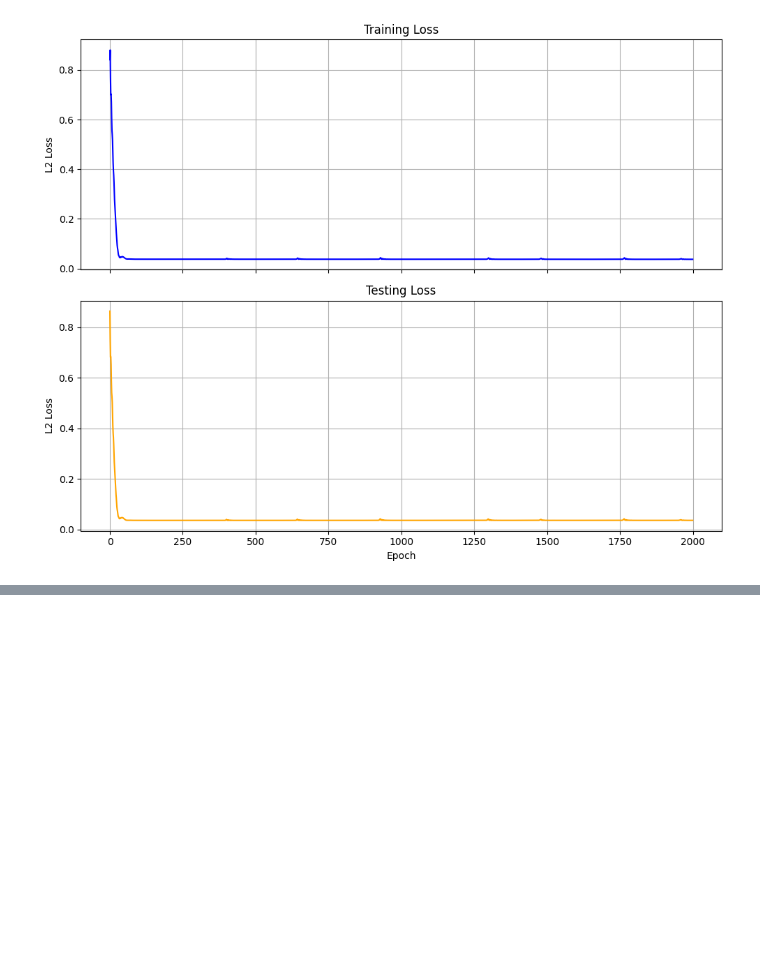
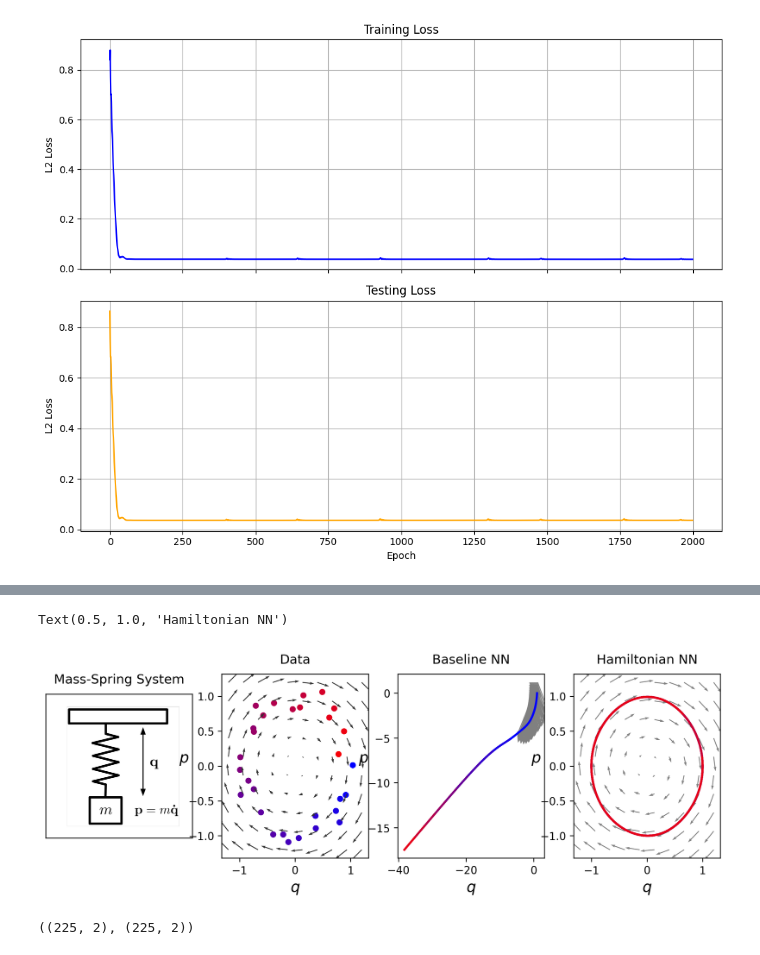
Before and after one commit to notanikdey/Hamiltonian_Neural_Networks, a Jupyter notebook: experiment_spring/train.ipynb, the cells around one changed output, grey strips where cells are left out. Cells and saved outputs as stored; diff of their text form; code cells hidden in the pictures; blank space fills up the shorter version.

```diff
--- a/experiment_spring/train.ipynb
+++ b/experiment_spring/train.ipynb
@@ -202,3 +243,17 @@ def integrate_model(model, t_span, y0, **kwargs):
         dx = model.time_derivative(x).data.numpy().reshape(-1)
         return dx
     return solve_ivp(fun=fun, t_span=t_span, y0=y0, **kwargs)
+# %%
+field = get_field(gridsize=10)
+data = get_dataset(seed=0)
+
+#getting the vector fields
+baseline_field = get_vector_field(baseline_model, gridsize=10)
+hnn_field = get_vector_field(model, gridsize=10)
+
+#integrating along those fields starting from point (1,0)
+t_span = [0,30]
+y0 = np.asarray([1.,0])
+kwargs = {'t_eval': np.linspace(t_span[0], t_span[1], 2000), 'rtol': 1e-12}
+base_ivp = integrate_model(baseline_model, t_span, y0, **kwargs)
+hnn_ivp = integrate_model(model, t_span, y0, **kwargs)
@@ -204,0 +280,53 @@ def integrate_model(model, t_span, y0, **kwargs):
+# %%
+#Plotting the results
+fig = plt.figure(figsize=(11.3,3.1), facecolor='white', dpi=300)
+
+#plot physical system
+fig.add_subplot(1,4,1, frameon=True)
+plt.xticks([]) ; plt.yticks([])
+schema = mpimg.imread(r'C:\Users\Neel\ResearchProjects\Hamiltonian_Neural_Networks\experiment_spring\mass-spring.png')
+plt.imshow(schema, cmap='gray')
+plt.title("Mass-Spring System", pad=10)
+
+#plot dynamics
+fig.add_subplot(1,4,2,frameon=True)
+x,y, dx, dy, t = trajectory(radius=1, y0=np.array([1,0]))
+N = len(x)
+point_colours = [(i/N, 0, 1-i/N) for i in range(N)]
+plt.scatter(x,y, s=22, label='data', c=point_colours)
+plt.quiver(field['x'][:,0], field['x'][:,1], field['dx'][:,0], field['dx'][:,1], cmap='gray_r', scale=30, width=6e-3, color=(.2,.2,.2))
+plt.xlabel("$q$", fontsize=14)
+plt.ylabel("$p$", rotation=0, fontsize=14)
+plt.title("Data", pad=10)
+
+#plot baseline
+fig.add_subplot(1, 4, 3, frameon=True)
+plt.quiver(field['x'][:,0], field['x'][:,1], baseline_field[:,0], baseline_field[:,1],
+        cmap='gray_r', scale=20, width=6e-3, color=(.5,.5,.5))
+
+for i, l in enumerate(np.split(base_ivp['y'].T, 10)):
+    color = (float(i)/10, 0, 1-float(i)/10)
+    plt.plot(l[:,0],l[:,1],color=color, linewidth=2)
+
+plt.xlabel("$q$", fontsize=14)
+plt.ylabel("$p$", rotation=0, fontsize=14)
+plt.title("Baseline NN", pad=10)
+
+#plot HNN
+fig.add_subplot(1,4,4, frameon=True)
+plt.quiver(field['x'][:,0], field['x'][:,1], hnn_field[:,0], hnn_field[:,1], cmap='gray_r', scale=20, width=6e-3, color=(.5,.5,.5))
+
+for i, l in enumerate(np.split(hnn_ivp['y'].T, 10)):
+    colour = (float(i)/10,0, 1-float(i)/10)
+    plt.plot(l[:,0], l[:,1], color=colour, linewidth=2)
+
+plt.xlabel("$q$", fontsize=14)
+plt.ylabel("$p$", rotation=0, fontsize=14)
+plt.title("Hamiltonian NN", pad=10)
+# %% [output]
+Text(0.5, 1.0, 'Hamiltonian NN')
+[figure, added]
+# %%
+baseline_field.shape, hnn_field.shape
+# %% [output]
+((225, 2), (225, 2))
```
Also changed, not shown: parts of 8 cells of this notebook, 1 other file.
